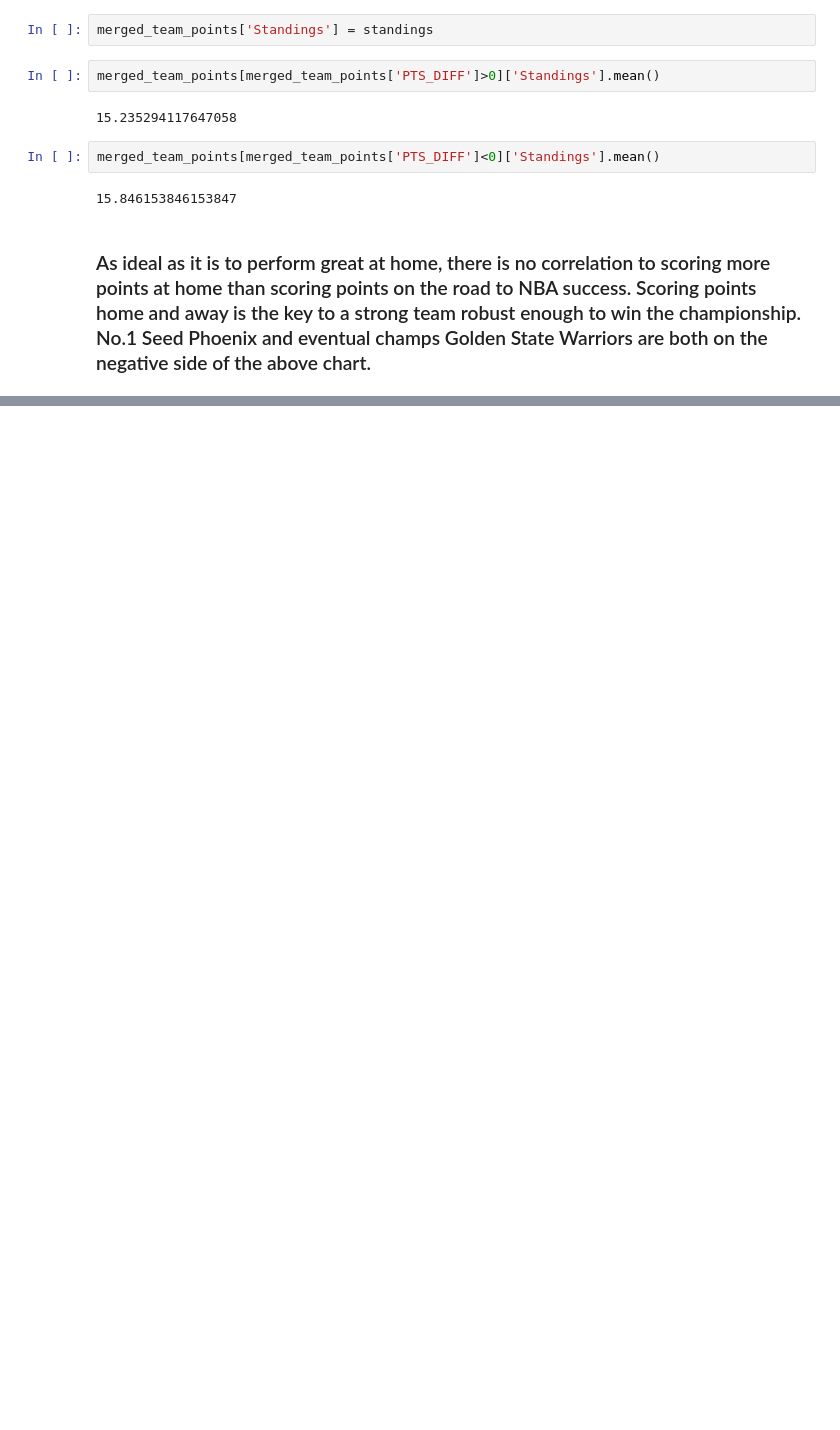
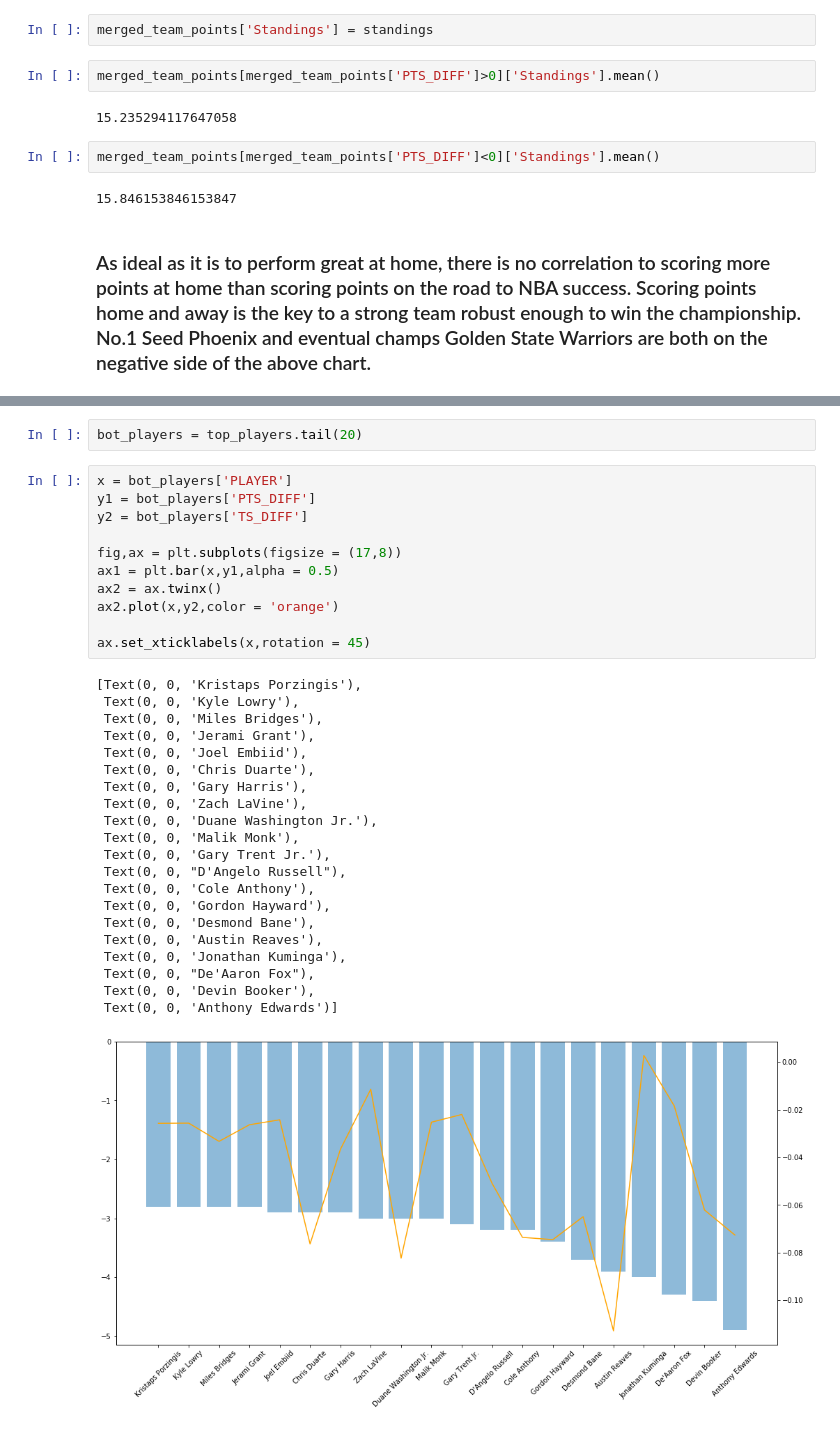
Before and after one commit to MGCorn/NBA-Home-Ground-Advantage-, a Jupyter notebook: NBA_Home ground advantage.ipynb, the cells around one changed output, grey strips where cells are left out. Saved outputs shown, nothing was run; the diff lists cells and outputs as text; blank space fills up the shorter version.

```diff
--- a/NBA_Home ground advantage.ipynb
+++ b/NBA_Home ground advantage.ipynb
@@ -693,0 +723,35 @@ Text(0, 0.5, 'Point Difference')
+# %%
+bot_players = top_players.tail(20)
+# %%
+x = bot_players['PLAYER']
+y1 = bot_players['PTS_DIFF']
+y2 = bot_players['TS_DIFF']
+
+fig,ax = plt.subplots(figsize = (17,8))
+ax1 = plt.bar(x,y1,alpha = 0.5)
+ax2 = ax.twinx()
+ax2.plot(x,y2,color = 'orange')
+
+ax.set_xticklabels(x,rotation = 45)
+# %% [output]
+[Text(0, 0, 'Kristaps Porzingis'),
+ Text(0, 0, 'Kyle Lowry'),
+ Text(0, 0, 'Miles Bridges'),
+ Text(0, 0, 'Jerami Grant'),
+ Text(0, 0, 'Joel Embiid'),
+ Text(0, 0, 'Chris Duarte'),
+ Text(0, 0, 'Gary Harris'),
+ Text(0, 0, 'Zach LaVine'),
+ Text(0, 0, 'Duane Washington Jr.'),
+ Text(0, 0, 'Malik Monk'),
+ Text(0, 0, 'Gary Trent Jr.'),
+ Text(0, 0, "D'Angelo Russell"),
+ Text(0, 0, 'Cole Anthony'),
+ Text(0, 0, 'Gordon Hayward'),
+ Text(0, 0, 'Desmond Bane'),
+ Text(0, 0, 'Austin Reaves'),
+ Text(0, 0, 'Jonathan Kuminga'),
+ Text(0, 0, "De'Aaron Fox"),
+ Text(0, 0, 'Devin Booker'),
+ Text(0, 0, 'Anthony Edwards')]
+[figure, added]
```
Also changed, not shown: parts of 98 cells of this notebook.
